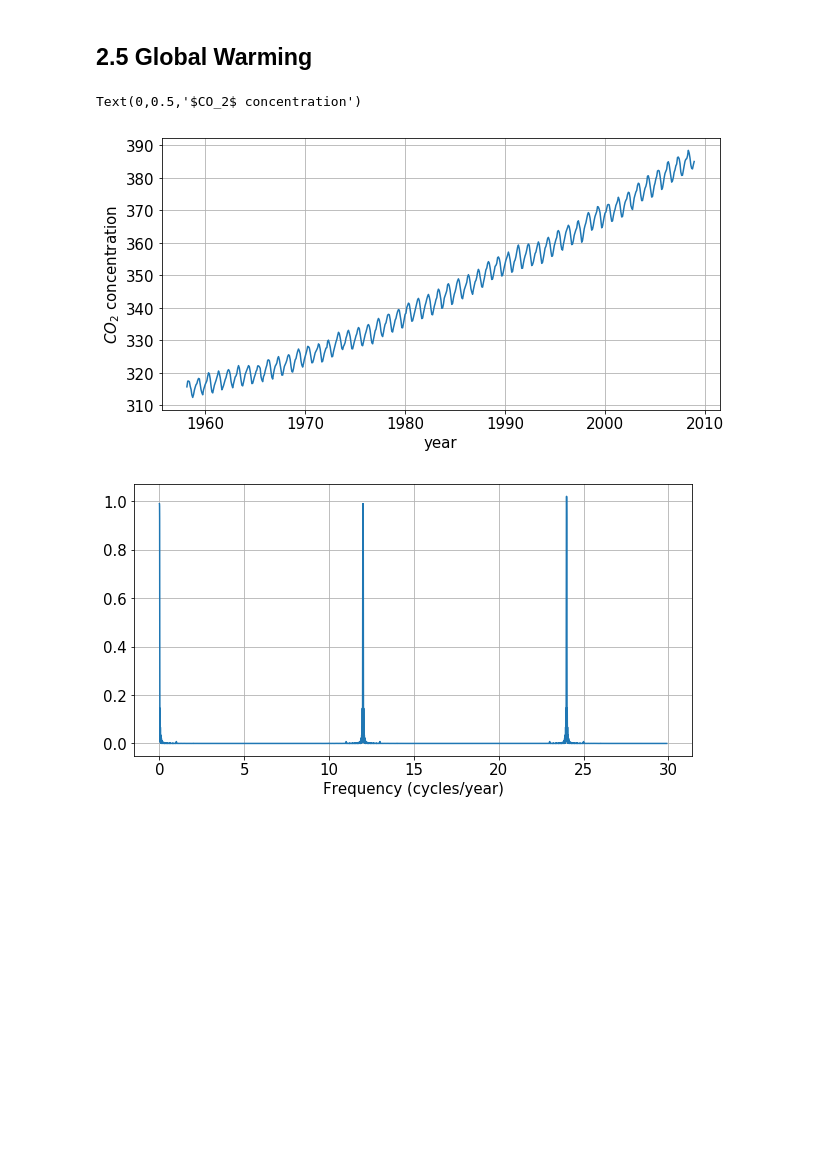
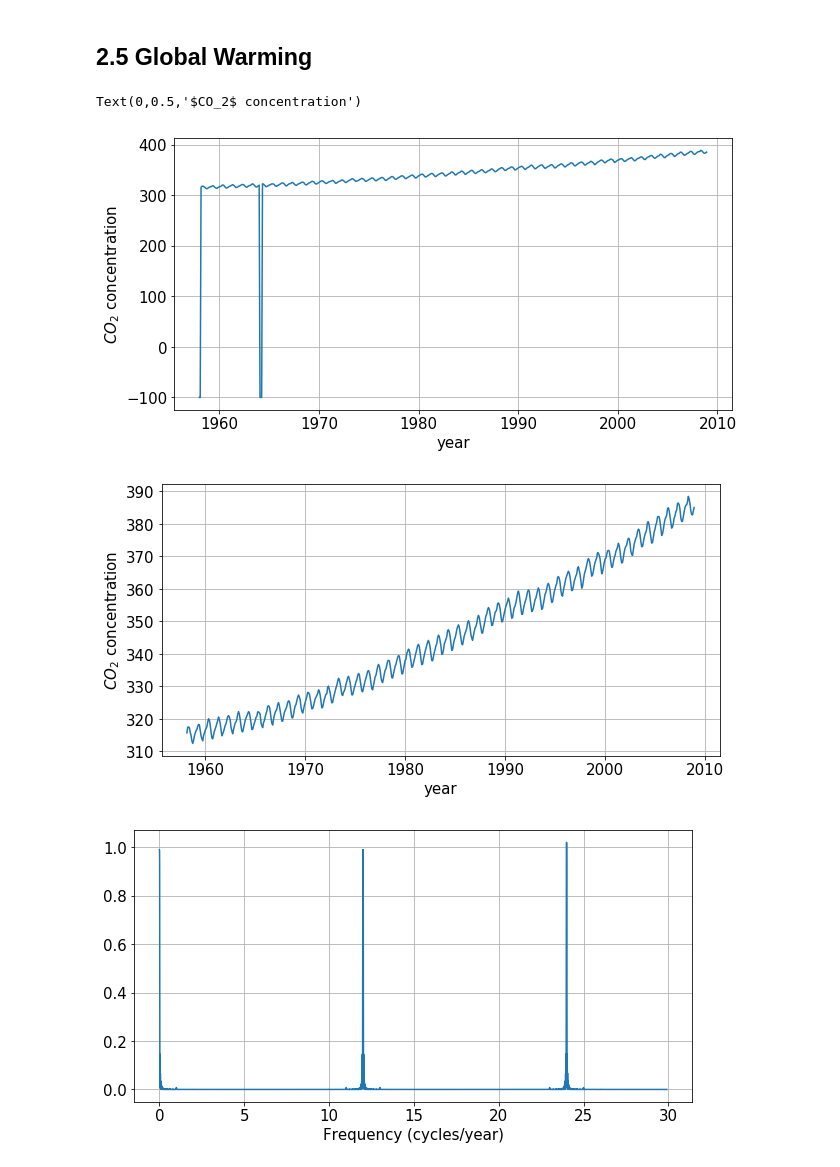
Before and after one commit to NathanMeulen/Fourier_Transform_exploration, a Jupyter notebook: Assignment/Assignment 2 - Fourier Analysis.ipynb, the cells around one changed output. Cells and saved outputs as stored; diff of their text form; code cells hidden in the pictures; blank space fills up the shorter version.

```diff
--- a/Assignment/Assignment 2 - Fourier Analysis.ipynb
+++ b/Assignment/Assignment 2 - Fourier Analysis.ipynb
@@ -386,26 +405,33 @@ make_plot(y_label='Auto-correlation', x_label='Shift').plot(auto_correlation(dow
 # %%
 url = folder + 'phys581-co2.txt'
 data = np.genfromtxt( url, usecols=(0,1,2,3,4,5,6,7,8,9,10,11,12) )
 
 year = np.arange(1958, 2009, 1/12)
 
 data = data[:,1:]
+data = data.reshape(data.shape[0]*data.shape[1])
 
-data = data.reshape(data.shape[0]*data.shape[1])
+plt.figure(figsize=(10,5))
+plt.plot(year, data)
+plt.grid('on')
+plt.tick_params(labelsize=15)
+plt.xlabel('year', fontsize=15)
+plt.ylabel('$CO_2$ concentration', fontsize=15)
 
 gooddates = np.where(data>0)
 data = data[gooddates]
 year = year[gooddates]
 
 plt.figure(figsize=(10,5))
 plt.plot(year, data)
 plt.grid('on')
 plt.tick_params(labelsize=15)
 plt.xlabel('year', fontsize=15)
 plt.ylabel('$CO_2$ concentration', fontsize=15)
 # %% [output]
 Text(0,0.5,'$CO_2$ concentration')
-[figure, old version]
+[figure, new version]
+[figure, added]
 # %%
 frequency, power = LombScargle(year, data).autopower()
 
```
Also changed, not shown: parts of 10 cells of this notebook, 1 other file.
